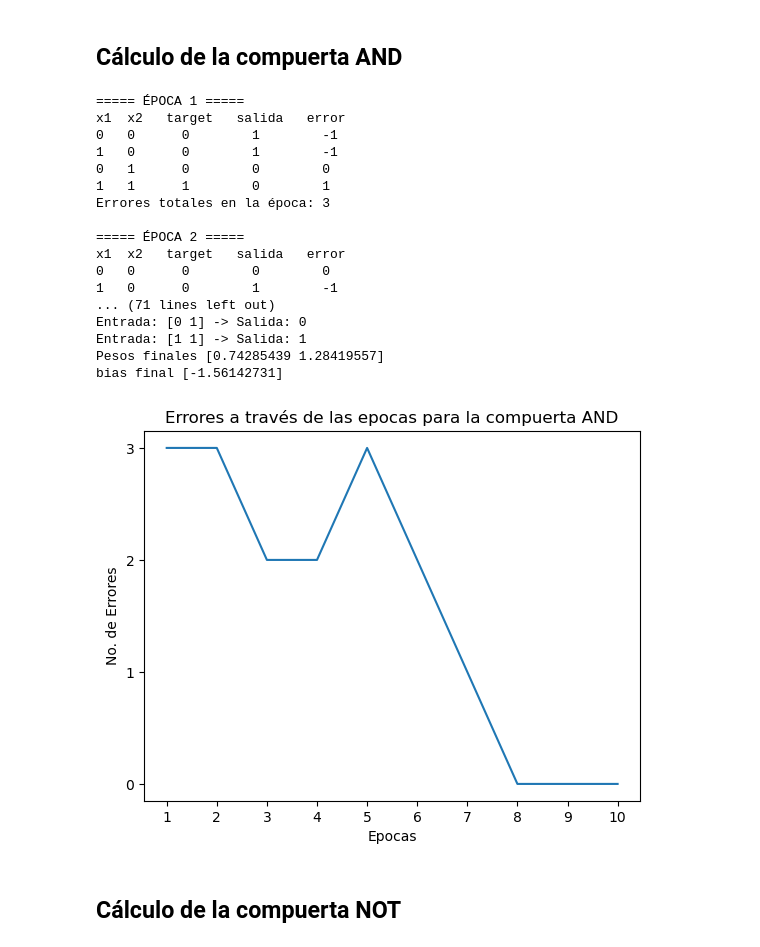
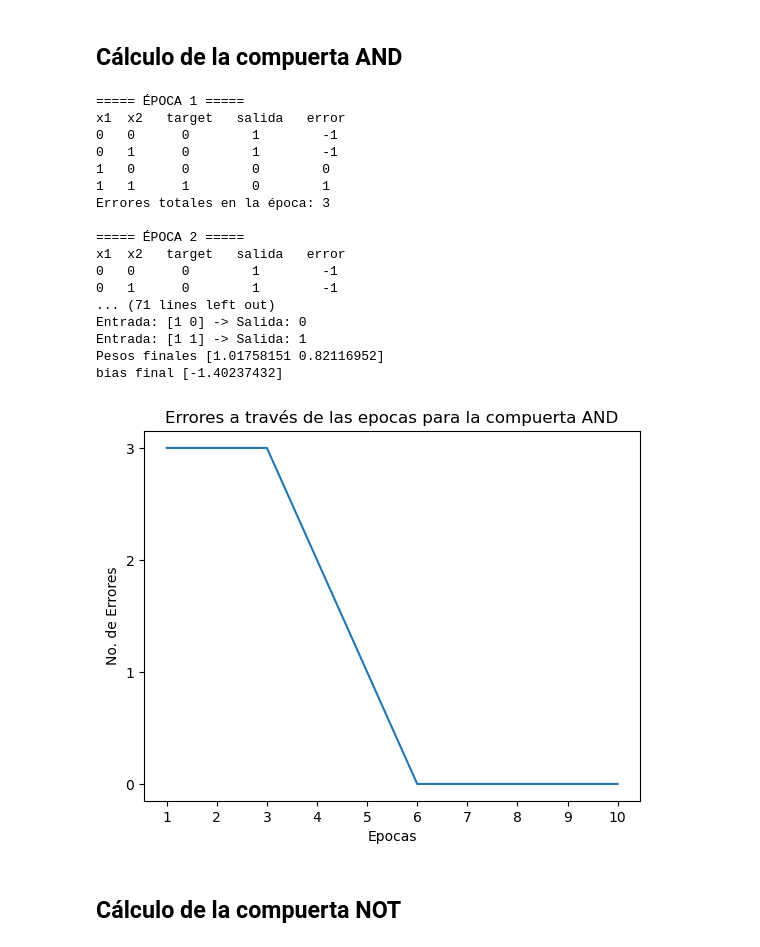
Before and after one commit to pprezp/DSRN_UAEMEX, a Jupyter notebook: Modulo_03/Programas/Compuertas_logicas_aprendizaje.ipynb, the cells around one changed output. Cells and saved outputs as stored; diff of their text form; code cells hidden in the pictures.

```diff
--- a/Modulo_03/Programas/Compuertas_logicas_aprendizaje.ipynb
+++ b/Modulo_03/Programas/Compuertas_logicas_aprendizaje.ipynb
@@ -13,7 +13,7 @@ import matplotlib.pyplot as plt
 %matplotlib inline
 
 # Definición de las entradas de la tabla de verdad
-entradas = np.array( [ [ 0, 0 ], [ 1, 0 ], [ 0, 1 ], [ 1, 1 ] ] )
+entradas = np.array( [ [ 0, 0 ], [ 0, 1 ], [ 1, 0 ], [ 1, 1 ] ] )
 
 # Definión de los resultados esperados del procesamiento de la información por el perceptrón
 resultadoEsperado = np.array( [ 0, 0, 0, 1 ] )
@@ -81,41 +81,41 @@ for i in range(len(entradas)):
     # Obteniendo el valor de la función de activación
     y = escalon_unitario(h)
 
     # Imprimiendo los resultados
     print(f"Entrada: {entradas[i]} -> Salida: {y}")
 
 # Imprimiendo los valores dinales de pesos y bias
 print(f'Pesos finales {pesos}')
 print(f'bias final {bias}')
 
 # Procediendo a a graficar los valores de errores totales por épocas
 plt.plot( epocas_tiempo, errores_x_epoca )
 plt.title('Errores a través de las epocas para la compuerta AND')
 plt.ylabel('No. de Errores')
 plt.xlabel('Epocas')
 plt.xticks( range(1, np.max( epocas_tiempo ) + 1 ) )
 plt.yticks(range(0, np.max( errores_x_epoca ) + 1 ) )
 plt.autoscale(True)
 plt.show()
 # %% [output]
 ===== ÉPOCA 1 =====
 x1  x2   target   salida   error
 0   0      0        1        -1
-1   0      0        1        -1
-0   1      0        0        0
+0   1      0        1        -1
+1   0      0        0        0
 1   1      1        0        1
 Errores totales en la época: 3
 
 ===== ÉPOCA 2 =====
 x1  x2   target   salida   error
-0   0      0        0        0
-1   0      0        1        -1
+0   0      0        1        -1
+0   1      0        1        -1
 ... (71 lines left out)
-Entrada: [0 1] -> Salida: 0
+Entrada: [1 0] -> Salida: 0
 Entrada: [1 1] -> Salida: 1
-Pesos finales [0.74285439 1.28419557]
-bias final [-1.56142731]
+Pesos finales [1.01758151 0.82116952]
+bias final [-1.40237432]
-[figure, old version]
+[figure, new version]
 # %% [markdown]
 ## Cálculo de la compuerta NOT
 # %%
```
Also changed, not shown: parts of 4 cells of this notebook, 3 other files.
